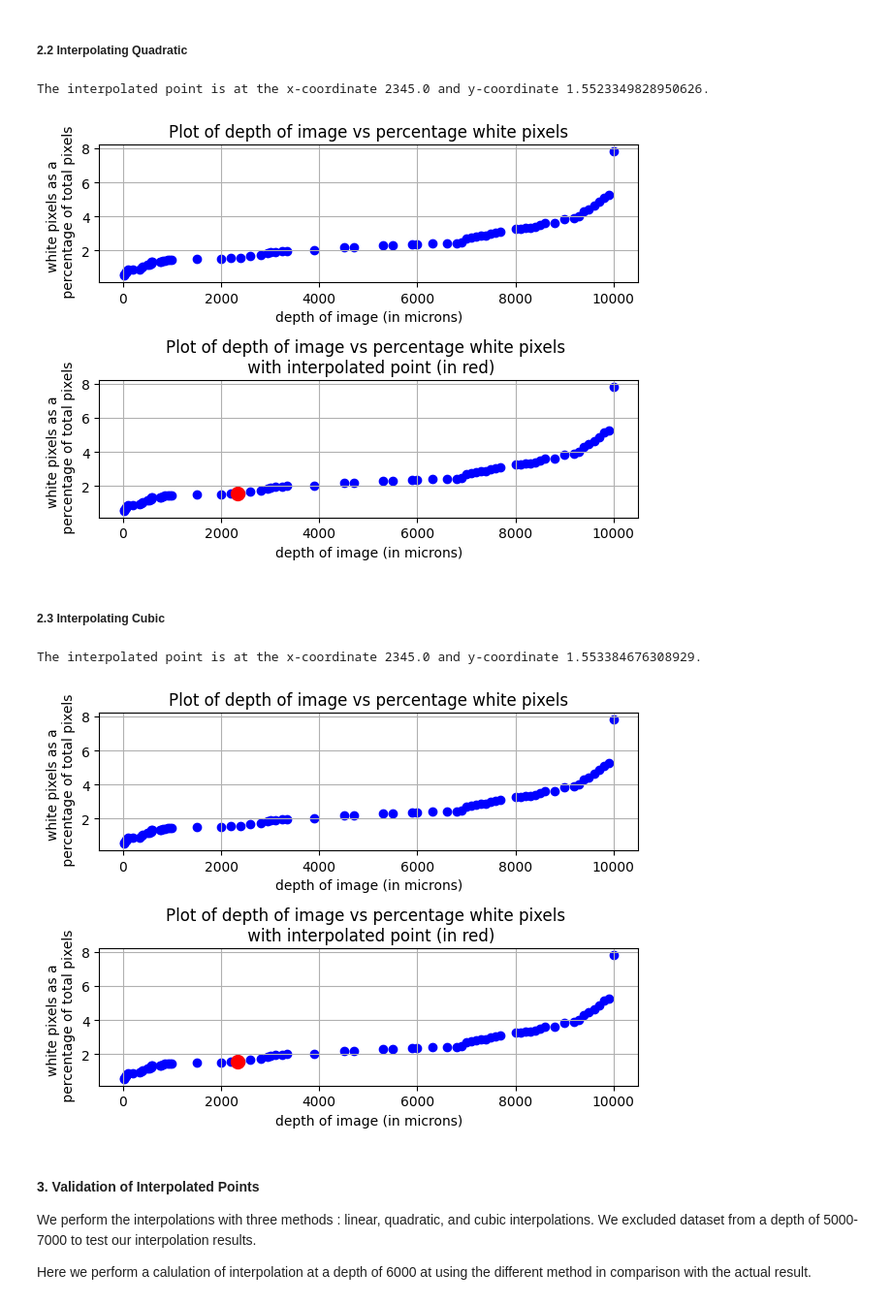
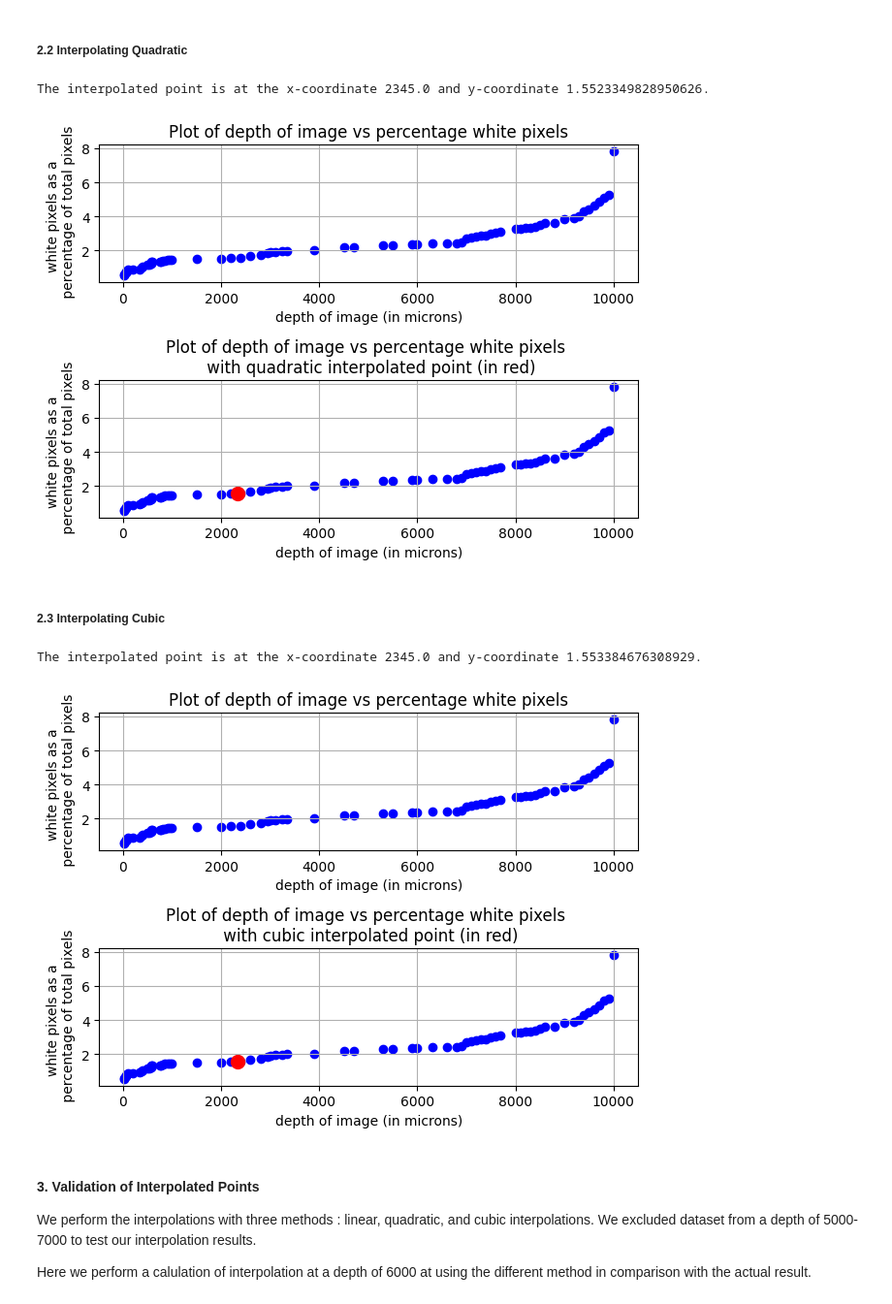
Before and after one commit to ktt920/Module-3-Fibrosis, a Jupyter notebook: Module 3 Template.ipynb, the cells around one changed output. Shown at 97% size. Drawn from its saved outputs; the diff is of its cells as text; code cells hidden in the pictures.

```diff
--- a/Module 3 Template.ipynb
+++ b/Module 3 Template.ipynb
@@ -237,35 +254,35 @@ depths_i = depths[:]
 depths_i.append(interpolate_depth)
 white_percents_i = white_percents[:]
 white_percents_i.append(interpolate_point)
 
 
 # make two plots: one that doesn't contain the interpolated point, just the data calculated from your images, and one that also contains the interpolated point (shown in red)
 fig, axs = plt.subplots(2, 1)
 
 axs[0].scatter(depths, white_percents, marker='o', linestyle='-', color='blue')
 axs[0].set_title('Plot of depth of image vs percentage white pixels')
 axs[0].set_xlabel('depth of image (in microns)')
 axs[0].set_ylabel('white pixels as a \n percentage of total pixels')
 axs[0].grid(True)
 
 
 axs[1].scatter(depths_i, white_percents_i, marker='o',
                linestyle='-', color='blue')
 axs[1].set_title(
-     'Plot of depth of image vs percentage white pixels \n with interpolated point (in red)')
+     'Plot of depth of image vs percentage white pixels \n with quadratic interpolated point (in red)')
 axs[1].set_xlabel('depth of image (in microns)')
 axs[1].set_ylabel('white pixels as a \n percentage of total pixels')
 axs[1].grid(True)
 axs[1].scatter(depths_i[len(depths_i)-1], white_percents_i[len(white_percents_i)-1],
                color='red', s=100, label='Highlighted point')
 
 
 # Adjust layout to prevent overlap
 plt.tight_layout()
 plt.show()
 # %% [output]
 The interpolated point is at the x-coordinate 2345.0 and y-coordinate 1.5523349828950626.
-[figure, old version]
+[figure, new version]
 # %% [markdown]
 ##### 2.3 Interpolating Cubic
 # %%
@@ -302,7 +319,7 @@ axs[0].grid(True)
 axs[1].scatter(depths_i, white_percents_i, marker='o',
                linestyle='-', color='blue')
 axs[1].set_title(
-     'Plot of depth of image vs percentage white pixels \n with interpolated point (in red)')
+     'Plot of depth of image vs percentage white pixels \n with cubic interpolated point (in red)')
 axs[1].set_xlabel('depth of image (in microns)')
 axs[1].set_ylabel('white pixels as a \n percentage of total pixels')
 axs[1].grid(True)
@@ -315,7 +332,7 @@ plt.tight_layout()
 plt.show()
 # %% [output]
 The interpolated point is at the x-coordinate 2345.0 and y-coordinate 1.553384676308929.
-[figure, old version]
+[figure, new version]
 # %% [markdown]
 #### 3. Validation of Interpolated Points
 
```
Also changed, not shown: parts of 6 cells of this notebook.
